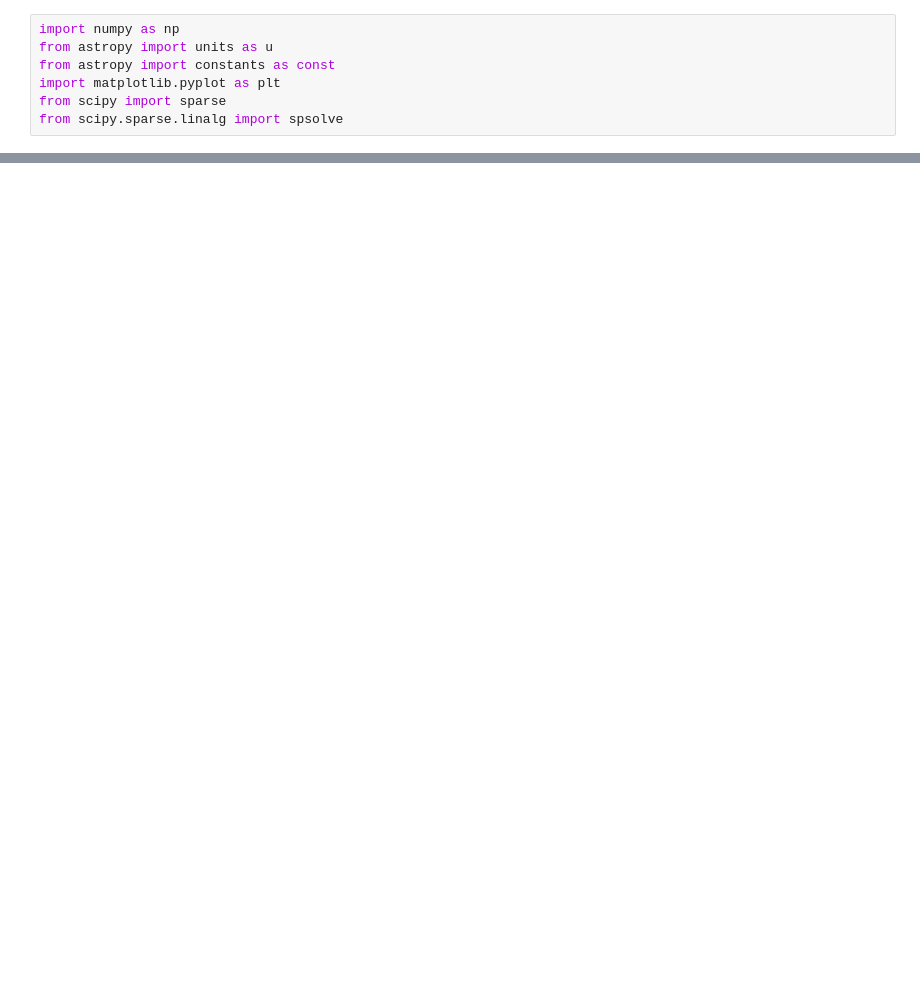
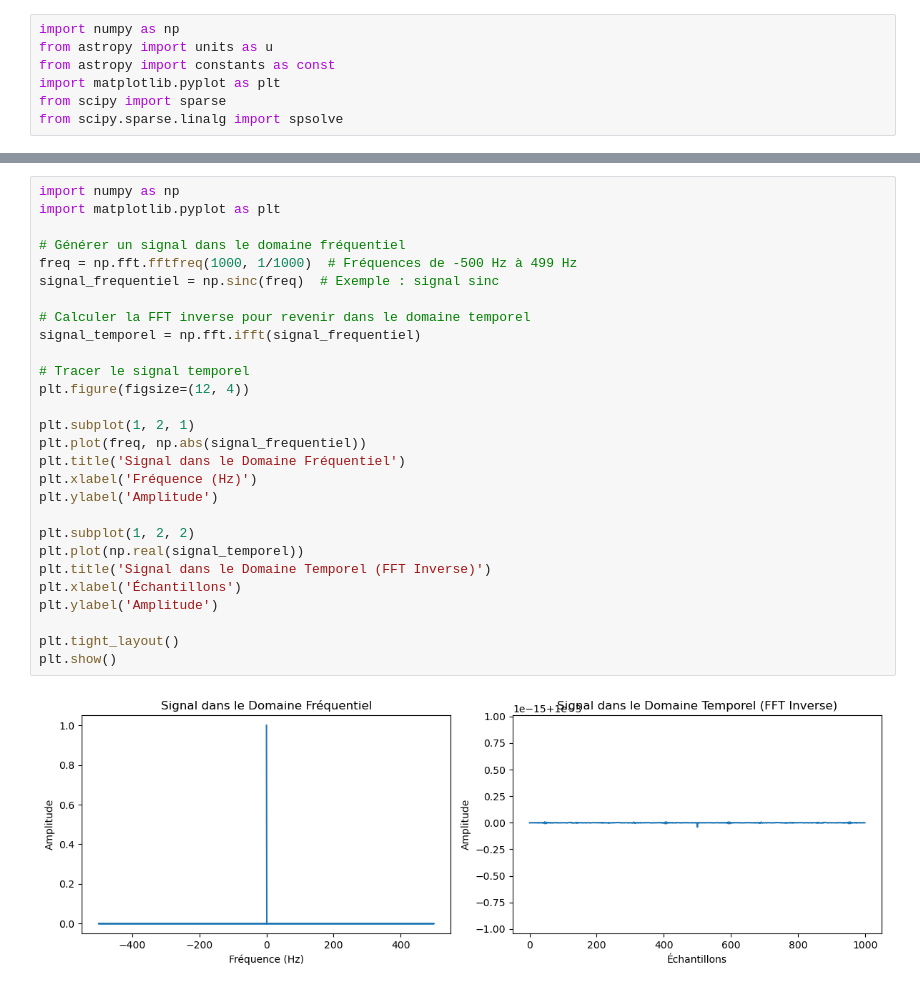
Before and after one commit to HamidMahamat/TOPT_proj, a Jupyter notebook: BE1.ipynb, the cells around one changed output, grey strips where cells are left out. Saved outputs shown, nothing was run; the diff lists cells and outputs as text; blank space fills up the shorter version.

```diff
--- a/BE1.ipynb
+++ b/BE1.ipynb
@@ -50,0 +123,30 @@ plt.show()
+# %%
+import numpy as np
+import matplotlib.pyplot as plt
+
+# Générer un signal dans le domaine fréquentiel
+freq = np.fft.fftfreq(1000, 1/1000)  # Fréquences de -500 Hz à 499 Hz
+signal_frequentiel = np.sinc(freq)  # Exemple : signal sinc
+
+# Calculer la FFT inverse pour revenir dans le domaine temporel
+signal_temporel = np.fft.ifft(signal_frequentiel)
+
+# Tracer le signal temporel
+plt.figure(figsize=(12, 4))
+
+plt.subplot(1, 2, 1)
+plt.plot(freq, np.abs(signal_frequentiel))
+plt.title('Signal dans le Domaine Fréquentiel')
+plt.xlabel('Fréquence (Hz)')
+plt.ylabel('Amplitude')
+
+plt.subplot(1, 2, 2)
+plt.plot(np.real(signal_temporel))
+plt.title('Signal dans le Domaine Temporel (FFT Inverse)')
+plt.xlabel('Échantillons')
+plt.ylabel('Amplitude')
+
+plt.tight_layout()
+plt.show()
+# %% [output]
+[figure, added]
```
Also changed, not shown: parts of 9 cells of this notebook.
